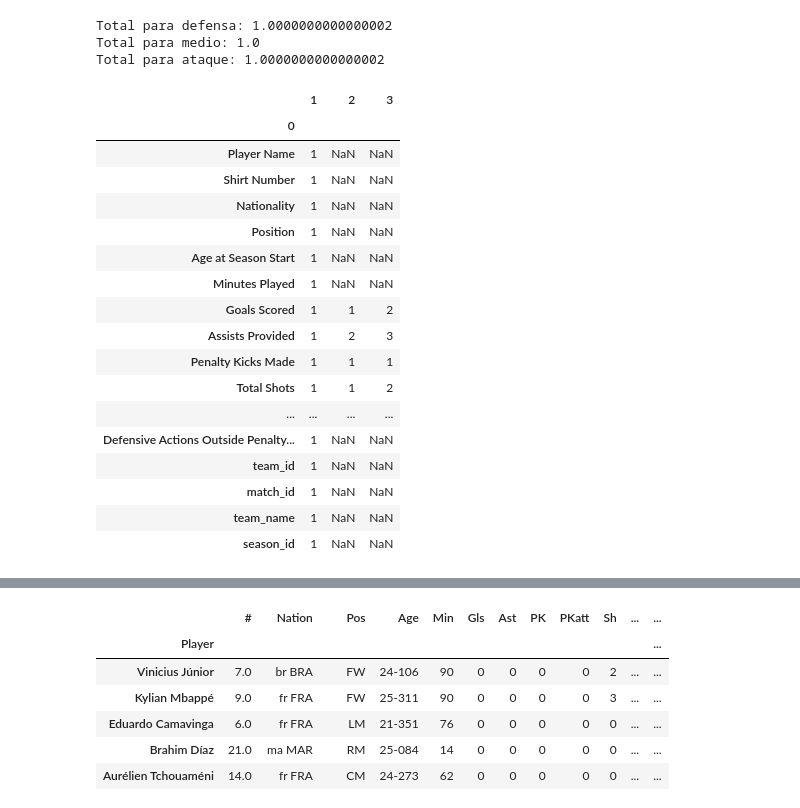
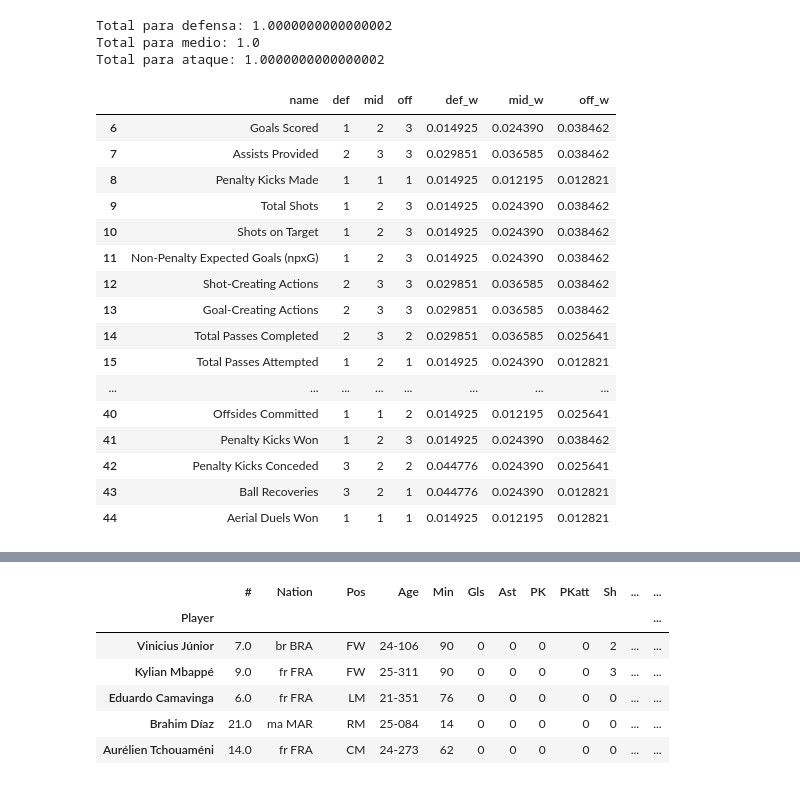
Before and after one commit to marcfolchp/thunder, a Jupyter notebook: YELO/formula-step1.ipynb, the cells around one changed output, grey strips where cells are left out. Cells and saved outputs as stored; diff of their text form; code cells hidden in the pictures.

```diff
--- a/YELO/formula-step1.ipynb
+++ b/YELO/formula-step1.ipynb
@@ -70,32 +83,43 @@ Total para ataque: 1.0000000000000002
 # %%
 w2 = pd.read_csv("../scraping/tables/variable_data.csv")
 w2
 w2 = w2.transpose()
 w2
 
 columns_to_keep = w2[w2[1]=='1'].reset_index()
-columns_to_keep = columns_to_keep.iloc[:,1:5]
+columns_to_keep = columns_to_keep.iloc[:,1:6]
 
 columns_to_keep.set_index(0)
-# w2 = w2.loc[:, ~w2.columns.duplicated()]
+columns_to_keep.drop(1, axis=1, inplace=True)
+columns_to_keep.columns = ["name","def", "mid", "off"]
+w2 = columns_to_keep
+w2 = w2.dropna()
 
-# w2[columns_to_keep]
+w2["def"] = w2["def"].astype(int)
+w2["mid"] = w2["mid"].astype(int)
+w2["off"] = w2["off"].astype(int)
+
+
+
+w2["def_w"] = w2["def"] / w2["def"].sum()
+w2["mid_w"] = w2["mid"] / w2["mid"].sum()
+w2["off_w"] = w2["off"] / w2["off"].sum()
+w2
 # %% [output]
-|  | 1 | 2 | 3 |
-| 0 |  |  |  |
-| Player Name | 1 | NaN | NaN |
-| Shirt Number | 1 | NaN | NaN |
-| Nationality | 1 | NaN | NaN |
-| Position | 1 | NaN | NaN |
-| Age at Season Start | 1 | NaN | NaN |
-| Minutes Played | 1 | NaN | NaN |
-| Goals Scored | 1 | 1 | 2 |
-| Assists Provided | 1 | 2 | 3 |
-| Penalty Kicks Made | 1 | 1 | 1 |
-| Total Shots | 1 | 1 | 2 |
-| ... | ... | ... | ... |
-| Defensive Actions Outside Penalty... | 1 | NaN | NaN |
-| team_id | 1 | NaN | NaN |
-| match_id | 1 | NaN | NaN |
-| team_name | 1 | NaN | NaN |
-| season_id | 1 | NaN | NaN |
+|  | name | def | mid | off | def_w | mid_w | off_w |
+| 6 | Goals Scored | 1 | 2 | 3 | 0.014925 | 0.024390 | 0.038462 |
+| 7 | Assists Provided | 2 | 3 | 3 | 0.029851 | 0.036585 | 0.038462 |
+| 8 | Penalty Kicks Made | 1 | 1 | 1 | 0.014925 | 0.012195 | 0.012821 |
+| 9 | Total Shots | 1 | 2 | 3 | 0.014925 | 0.024390 | 0.038462 |
+| 10 | Shots on Target | 1 | 2 | 3 | 0.014925 | 0.024390 | 0.038462 |
+| 11 | Non-Penalty Expected Goals (npxG) | 1 | 2 | 3 | 0.014925 | 0.024390 | 0.038462 |
+| 12 | Shot-Creating Actions | 2 | 3 | 3 | 0.029851 | 0.036585 | 0.038462 |
+| 13 | Goal-Creating Actions | 2 | 3 | 3 | 0.029851 | 0.036585 | 0.038462 |
+| 14 | Total Passes Completed | 2 | 3 | 2 | 0.029851 | 0.036585 | 0.025641 |
+| 15 | Total Passes Attempted | 1 | 2 | 1 | 0.014925 | 0.024390 | 0.012821 |
+| ... | ... | ... | ... | ... | ... | ... | ... |
+| 40 | Offsides Committed | 1 | 1 | 2 | 0.014925 | 0.012195 | 0.025641 |
+| 41 | Penalty Kicks Won | 1 | 2 | 3 | 0.014925 | 0.024390 | 0.038462 |
+| 42 | Penalty Kicks Conceded | 3 | 2 | 2 | 0.044776 | 0.024390 | 0.025641 |
+| 43 | Ball Recoveries | 3 | 2 | 1 | 0.044776 | 0.024390 | 0.012821 |
+| 44 | Aerial Duels Won | 1 | 1 | 1 | 0.014925 | 0.012195 | 0.012821 |
```
Also changed, not shown: parts of 7 cells of this notebook.
